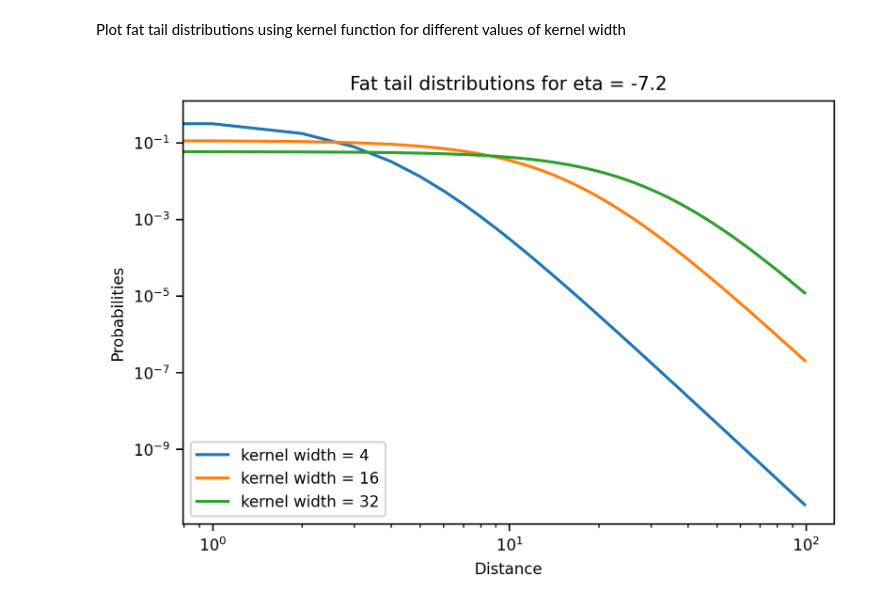
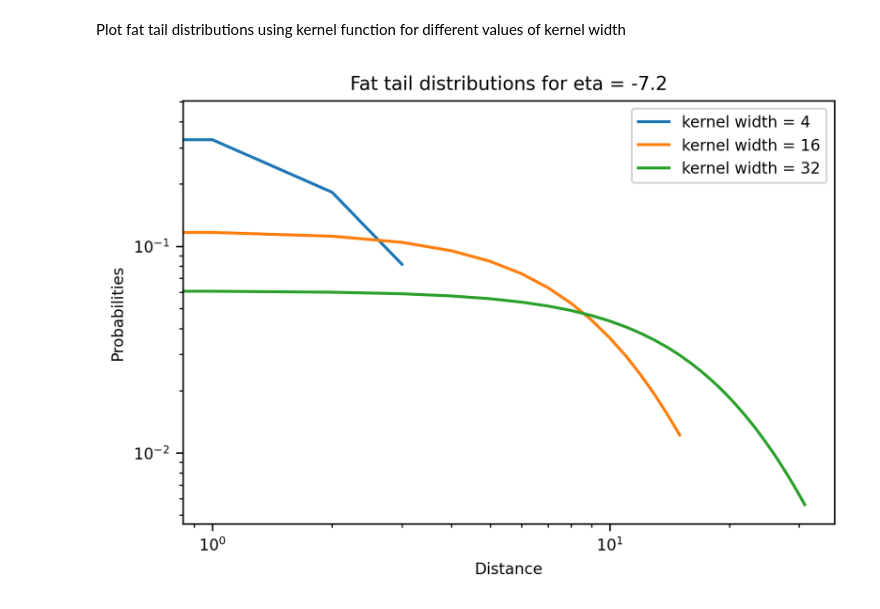
Before and after one commit to jonasargelo/Complex-systems-sim, a Jupyter notebook: Backwards voter model/run_fast_voter.ipynb, the cells around one changed output. Cells and saved outputs as stored; diff of their text form; code cells hidden in the pictures.

```diff
--- a/Backwards voter model/run_fast_voter.ipynb
+++ b/Backwards voter model/run_fast_voter.ipynb
@@ -106,12 +106,12 @@ plt.show()
 # %% [markdown]
 Plot fat tail distributions using kernel function for different values of eta
 # %%
-dist = range(0,100)
 etas = [-3.6, -7.2, -10.8]
 W = 16
 
 for eta in etas:
     probabilities = []
+    dist = range(0,W)
     for d in dist:
         K = -((eta + 2) / (2 * np.pi * W**2)) * (1 + ((d)/W)**2 )**(eta/2)
         probabilities.append(K)
@@ -134,23 +131,24 @@ Plot fat tail distributions using kernel function for different values of kernel
 # %%
 mpl.rc('font', size=8)
 
-dist = range(0,100)
+
 eta = -7.2
 width = [4, 16, 32]
 
 for W in width:
     probabilities = []
+    dist = range(0,W)
     for d in dist:
         K = -((eta + 2) / (2 * np.pi * W**2)) * (1 + ((d)/W)**2 )**(eta/2)
         probabilities.append(K)
     probabilities = np.array(probabilities)/sum(probabilities)
 
     plt.loglog(dist,probabilities,label=f'kernel width = {W}')
 
 plt.legend()
 plt.xlabel('Distance')
 plt.ylabel('Probabilities')
 plt.title(f'Fat tail distributions for eta = {eta}')
 plt.show()
 # %% [output]
-[figure, old version]
+[figure, new version]
```
Also changed, not shown: parts of 1 cell of this notebook.
